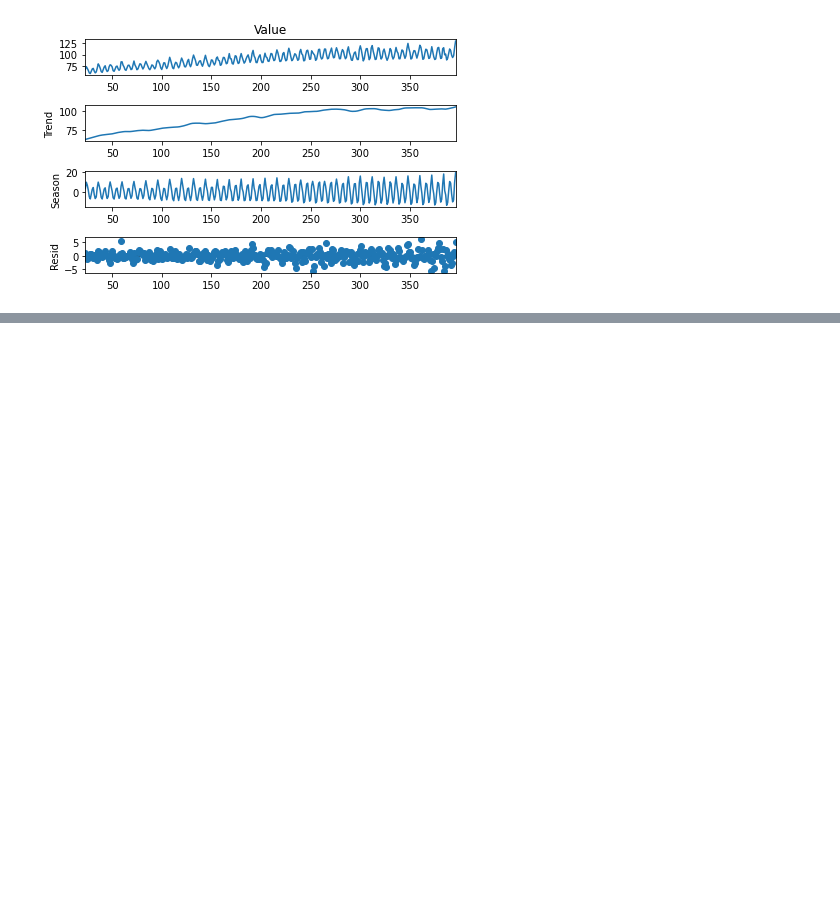
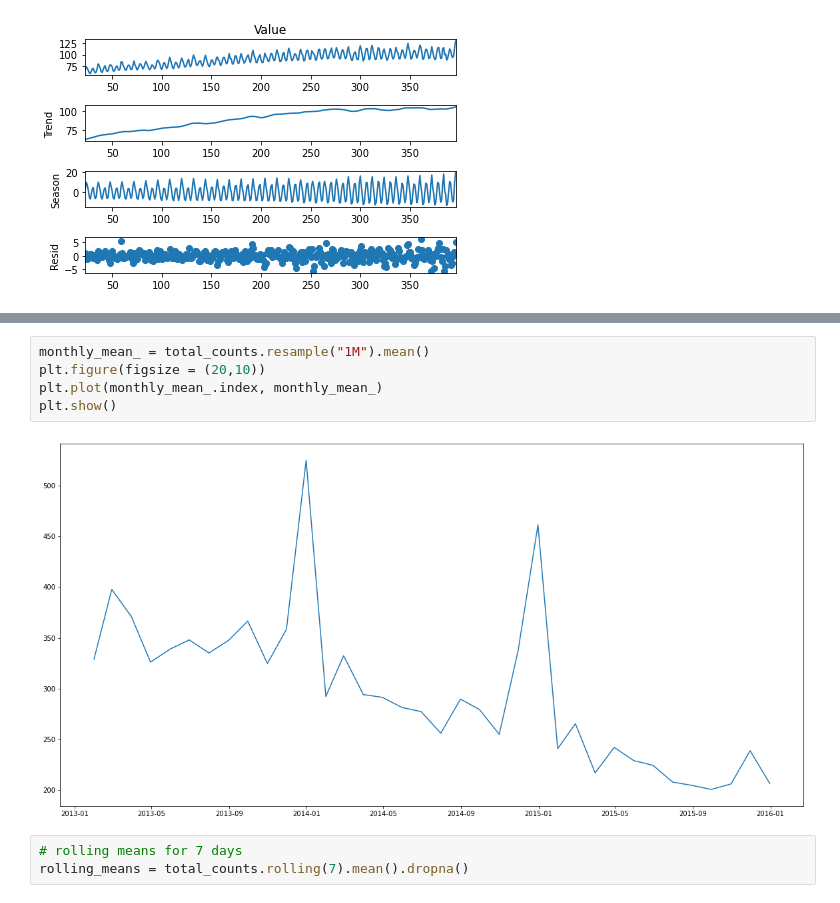
Before and after one commit to BorisBorisov33/Machine-Learning-Softuni, a Jupyter notebook: intro_to_timeseries/main_notebook.ipynb, the cells around one changed output, grey strips where cells are left out. Cells and saved outputs as stored; diff of their text form; blank space fills up the shorter version.

```diff
--- a/intro_to_timeseries/main_notebook.ipynb
+++ b/intro_to_timeseries/main_notebook.ipynb
@@ -278,0 +344,10 @@ plt.show()
+# %%
+monthly_mean_ = total_counts.resample("1M").mean()
+plt.figure(figsize = (20,10))
+plt.plot(monthly_mean_.index, monthly_mean_)
+plt.show()
+# %% [output]
+[figure, added]
+# %%
+# rolling means for 7 days
+rolling_means = total_counts.rolling(7).mean().dropna()
```
Also changed, not shown: parts of 16 cells of this notebook, 2 other files.
